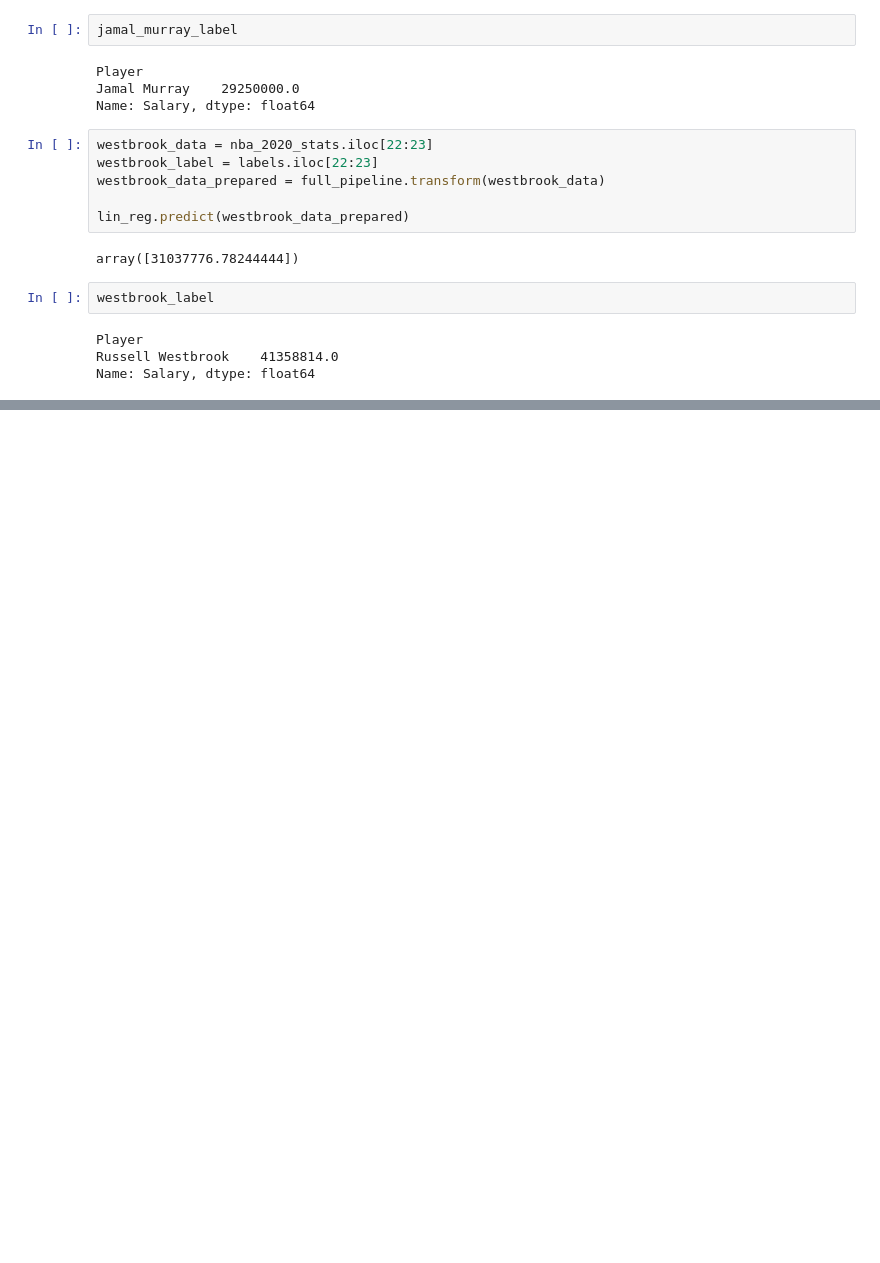
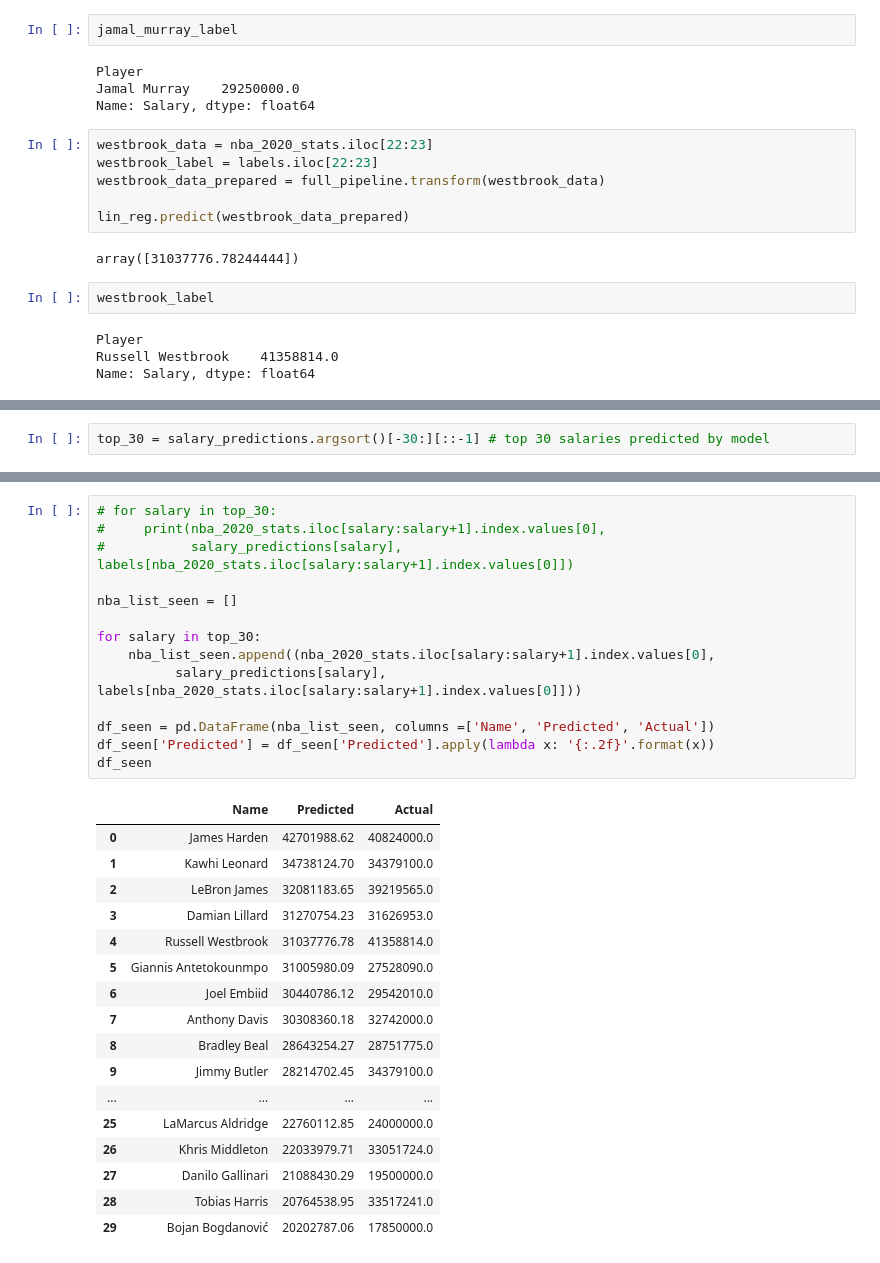
Before and after one commit to MatthewJin11/random_projects, a Jupyter notebook: NBA Salary Regression.ipynb, the cells around one changed output, grey strips where cells are left out. Cells and saved outputs as stored; diff of their text form; blank space fills up the shorter version.

```diff
--- a/NBA Salary Regression.ipynb
+++ b/NBA Salary Regression.ipynb
@@ -406,0 +385,2 @@ nba_2020_stats.iloc[22:23]
+# %%
+top_30 = salary_predictions.argsort()[-30:][::-1] # top 30 salaries predicted by model
@@ -406,0 +400,32 @@ nba_2020_stats.iloc[22:23]
+# %%
+# for salary in top_30:
+#     print(nba_2020_stats.iloc[salary:salary+1].index.values[0],
+#           salary_predictions[salary], labels[nba_2020_stats.iloc[salary:salary+1].index.values[0]])
+
+nba_list_seen = []
+
+for salary in top_30:
+    nba_list_seen.append((nba_2020_stats.iloc[salary:salary+1].index.values[0],
+          salary_predictions[salary], labels[nba_2020_stats.iloc[salary:salary+1].index.values[0]]))
+
+df_seen = pd.DataFrame(nba_list_seen, columns =['Name', 'Predicted', 'Actual'])
+df_seen['Predicted'] = df_seen['Predicted'].apply(lambda x: '{:.2f}'.format(x))
+df_seen
+# %% [output]
+|  | Name | Predicted | Actual |
+| 0 | James Harden | 42701988.62 | 40824000.0 |
+| 1 | Kawhi Leonard | 34738124.70 | 34379100.0 |
+| 2 | LeBron James | 32081183.65 | 39219565.0 |
+| 3 | Damian Lillard | 31270754.23 | 31626953.0 |
+| 4 | Russell Westbrook | 31037776.78 | 41358814.0 |
+| 5 | Giannis Antetokounmpo | 31005980.09 | 27528090.0 |
+| 6 | Joel Embiid | 30440786.12 | 29542010.0 |
+| 7 | Anthony Davis | 30308360.18 | 32742000.0 |
+| 8 | Bradley Beal | 28643254.27 | 28751775.0 |
+| 9 | Jimmy Butler | 28214702.45 | 34379100.0 |
+| ... | ... | ... | ... |
+| 25 | LaMarcus Aldridge | 22760112.85 | 24000000.0 |
+| 26 | Khris Middleton | 22033979.71 | 33051724.0 |
+| 27 | Danilo Gallinari | 21088430.29 | 19500000.0 |
+| 28 | Tobias Harris | 20764538.95 | 33517241.0 |
+| 29 | Bojan Bogdanović | 20202787.06 | 17850000.0 |
```
Also changed, not shown: parts of 17 cells of this notebook.
